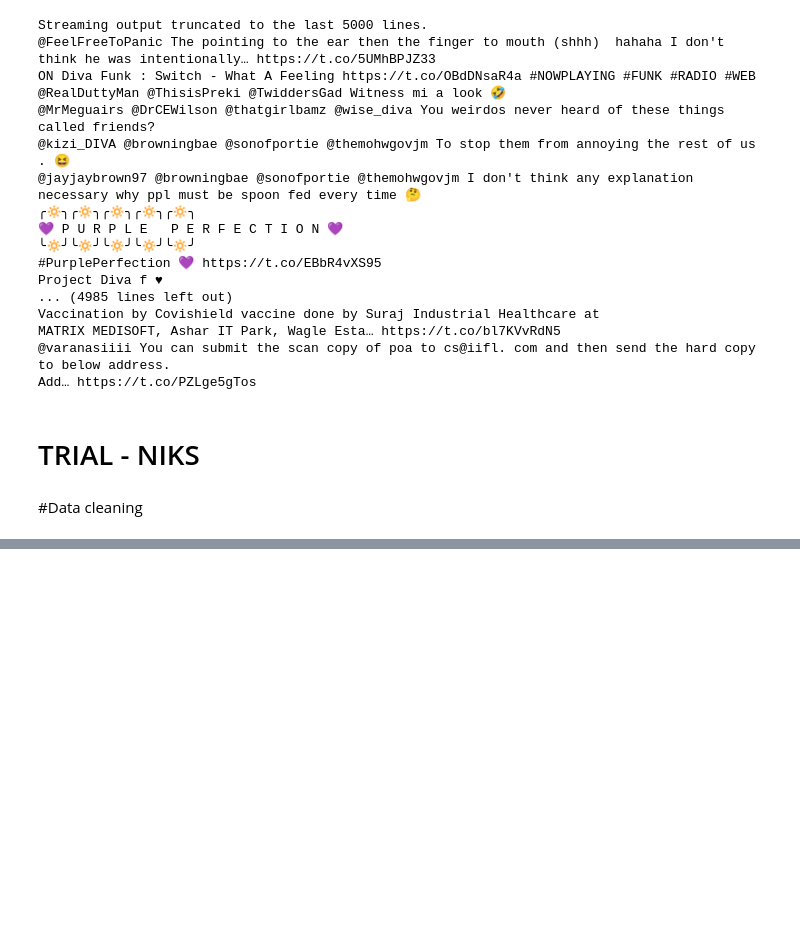
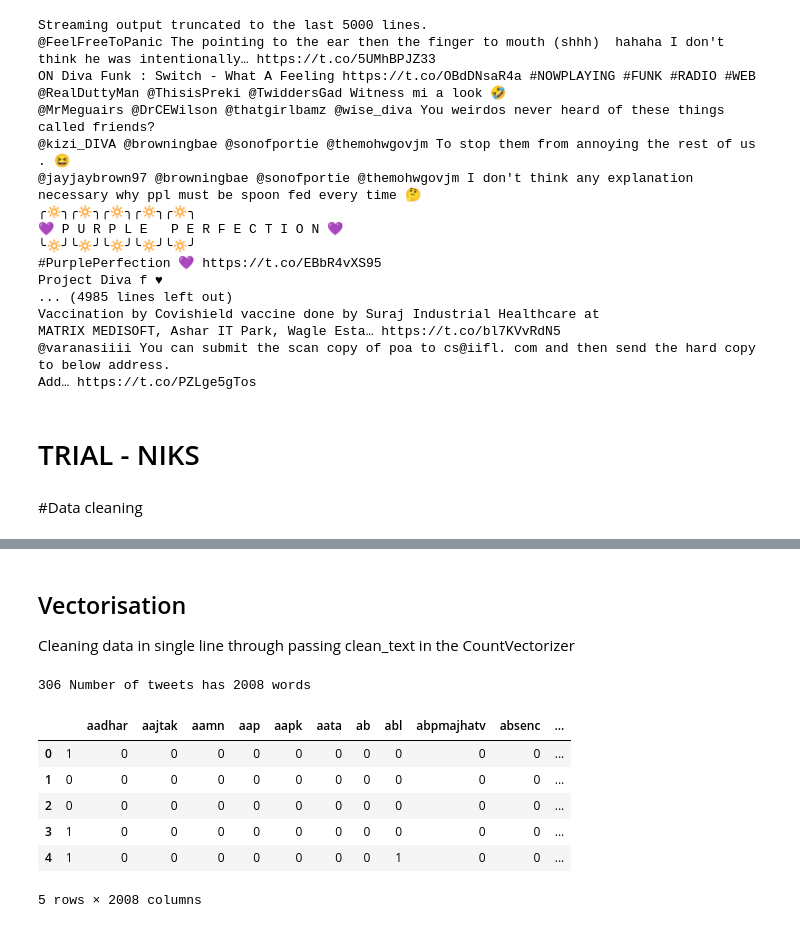
Before and after one commit to R-A-N-N/Final-Year-Project, a Jupyter notebook: Twitter_Problem_Detection.ipynb, the cells around one changed output, grey strips where cells are left out. Saved outputs shown, nothing was run; the diff lists cells and outputs as text; code cells hidden in the pictures; blank space fills up the shorter version.

```diff
--- a/Twitter_Problem_Detection.ipynb
+++ b/Twitter_Problem_Detection.ipynb
@@ -309,0 +358,30 @@ df_final
+# %% [markdown]
+## Vectorisation
+
+
+Cleaning data in single line through passing clean_text in the CountVectorizer
+# %%
+def clean_text(text):
+    text_lc = "".join([word.lower() for word in text if word not in string.punctuation]) # remove puntuation
+    text_rc = re.sub('[0-9]+', '', text_lc)
+    tokens = re.split('\W+', text_rc)    # tokenization
+    text = [ps.stem(word) for word in tokens if word not in stopword]  # remove stopwords and stemming
+    return text
+# %%
+countVectorizer = CountVectorizer(analyzer=clean_text)
+countVector = countVectorizer.fit_transform(df2['Tweets'])
+print('{} Number of tweets has {} words'.format(countVector.shape[0], countVector.shape[1]))
+#print(countVectorizer.get_feature_names())
+# %% [output]
+306 Number of tweets has 2008 words
+# %%
+count_vect_df = pd.DataFrame(countVector.toarray(), columns=countVectorizer.get_feature_names())
+count_vect_df.head()
+# %% [output]
+|  |  | aadhar | aajtak | aamn | aap | aapk | aata | ab | abl | abpmajhatv | absenc | ... |
+| 0 | 1 | 0 | 0 | 0 | 0 | 0 | 0 | 0 | 0 | 0 | 0 | ... |
+| 1 | 0 | 0 | 0 | 0 | 0 | 0 | 0 | 0 | 0 | 0 | 0 | ... |
+| 2 | 0 | 0 | 0 | 0 | 0 | 0 | 0 | 0 | 0 | 0 | 0 | ... |
+| 3 | 1 | 0 | 0 | 0 | 0 | 0 | 0 | 0 | 0 | 0 | 0 | ... |
+| 4 | 1 | 0 | 0 | 0 | 0 | 0 | 0 | 0 | 1 | 0 | 0 | ... |
+5 rows × 2008 columns
```
Also changed, not shown: parts of 36 cells of this notebook.
